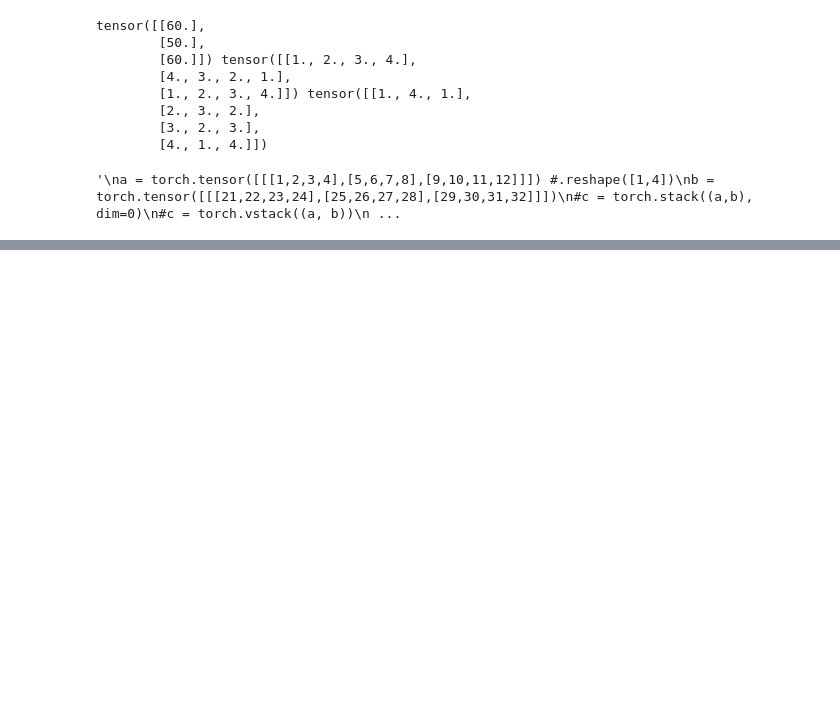
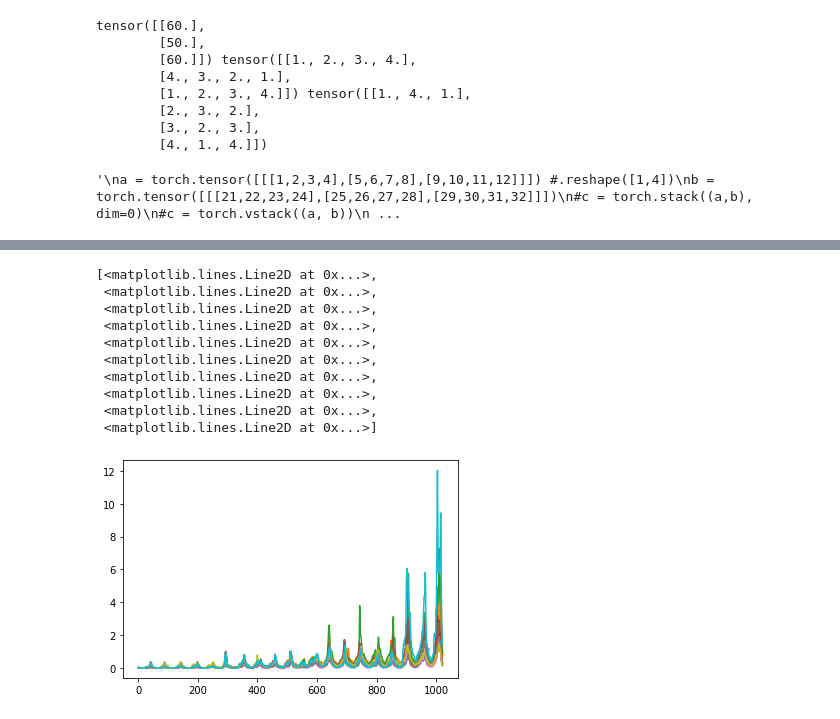
Before and after one commit to djkim0516/COLA_GNN, a Jupyter notebook: colagnn.ipynb, the cells around one changed output, grey strips where cells are left out. Drawn from its saved outputs; the diff is of its cells as text; code cells hidden in the pictures; blank space fills up the shorter version.

```diff
--- a/colagnn.ipynb
+++ b/colagnn.ipynb
@@ -476,0 +450,14 @@ class cola_gnn(nn.Module):
+# %%
+plt.plot(actual_values)
+# %% [output]
+[<matplotlib.lines.Line2D at 0x...>,
+ <matplotlib.lines.Line2D at 0x...>,
+ <matplotlib.lines.Line2D at 0x...>,
+ <matplotlib.lines.Line2D at 0x...>,
+ <matplotlib.lines.Line2D at 0x...>,
+ <matplotlib.lines.Line2D at 0x...>,
+ <matplotlib.lines.Line2D at 0x...>,
+ <matplotlib.lines.Line2D at 0x...>,
+ <matplotlib.lines.Line2D at 0x...>,
+ <matplotlib.lines.Line2D at 0x...>]
+[figure, added]
```
Also changed, not shown: parts of 18 cells of this notebook.
